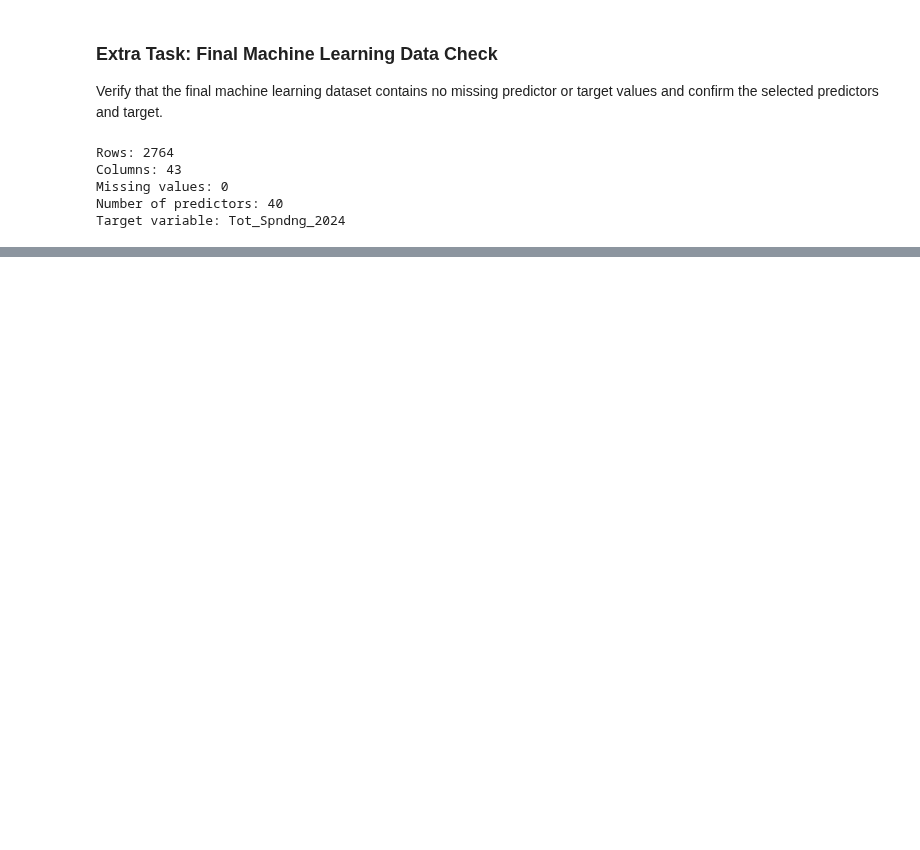
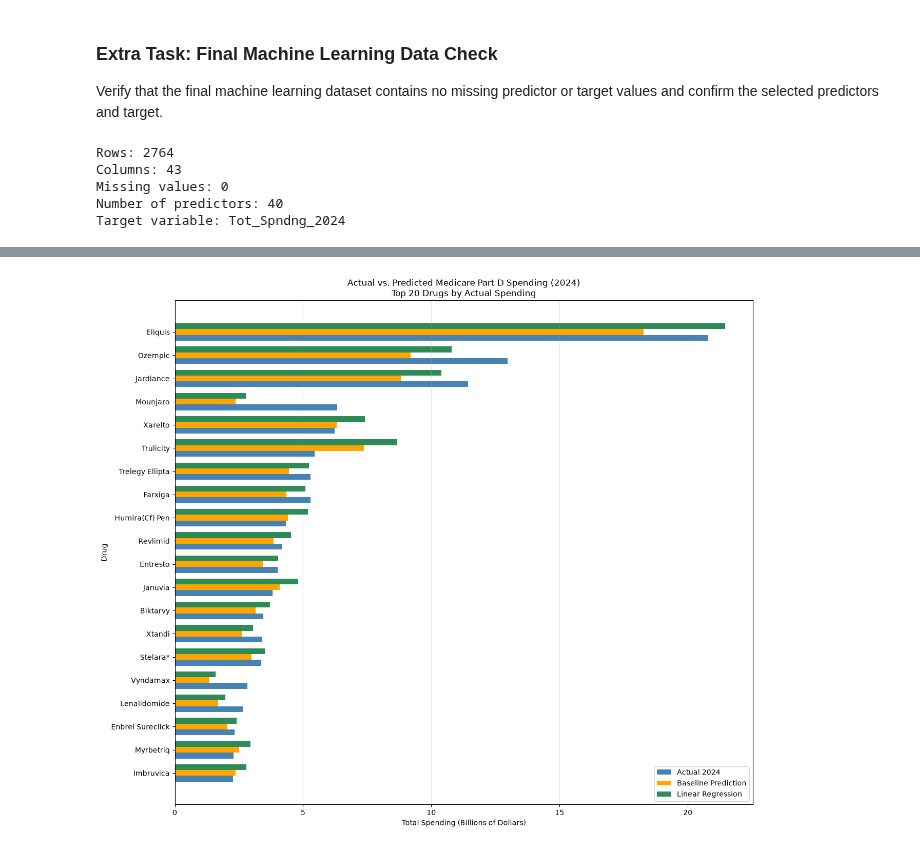
Before and after one commit to adrianakopf/DataScienceIU_INFO-I-492, a Jupyter notebook: MedicarePartD.ipynb, the cells around one changed output, grey strips where cells are left out. Drawn from its saved outputs; the diff is of its cells as text; code cells hidden in the pictures; blank space fills up the shorter version.

```diff
--- a/MedicarePartD.ipynb
+++ b/MedicarePartD.ipynb
@@ -2111,0 +3270,65 @@ Finally, I verified that the machine learning dataset contains no missing values
+# %%
+
+# Select the 20 drugs with the highest actual 2024 spending.
+top_20 = prediction_comparison.nlargest(
+    20, "Actual_2024"
+).copy()
+
+# Sort by actual spending for a horizontal bar chart.
+top_20 = top_20.sort_values("Actual_2024")
+
+# Convert spending to billions of dollars.
+actual = top_20["Actual_2024"] / 1e9
+baseline = top_20["Baseline_Prediction"] / 1e9
+linear = top_20["Linear_Prediction"] / 1e9
+
+# Create positions for each drug.
+positions = np.arange(len(top_20))
+bar_height = 0.25
+
+# Create the chart.
+plt.figure(figsize=(13, 11))
+
+plt.barh(
+    positions - bar_height,
+    actual,
+    height=bar_height,
+    label="Actual 2024",
+    color="steelblue"
+)
+
+plt.barh(
+    positions,
+    baseline,
+    height=bar_height,
+    label="Baseline Prediction",
+    color="orange"
+)
+
+plt.barh(
+    positions + bar_height,
+    linear,
+    height=bar_height,
+    label="Linear Regression",
+    color="seagreen"
+)
+
+# Add drug names and chart labels.
+plt.yticks(
+    positions,
+    top_20["Brnd_Name"]
+)
+
+plt.xlabel("Total Spending (Billions of Dollars)")
+plt.ylabel("Drug")
+plt.title(
+    "Actual vs. Predicted Medicare Part D Spending (2024)\n"
+    "Top 20 Drugs by Actual Spending"
+)
+
+plt.legend()
+plt.grid(axis="x", alpha=0.3)
+plt.tight_layout()
+plt.show()
+# %% [output]
+[figure, added]
```
Also changed, not shown: parts of 52 cells of this notebook.
